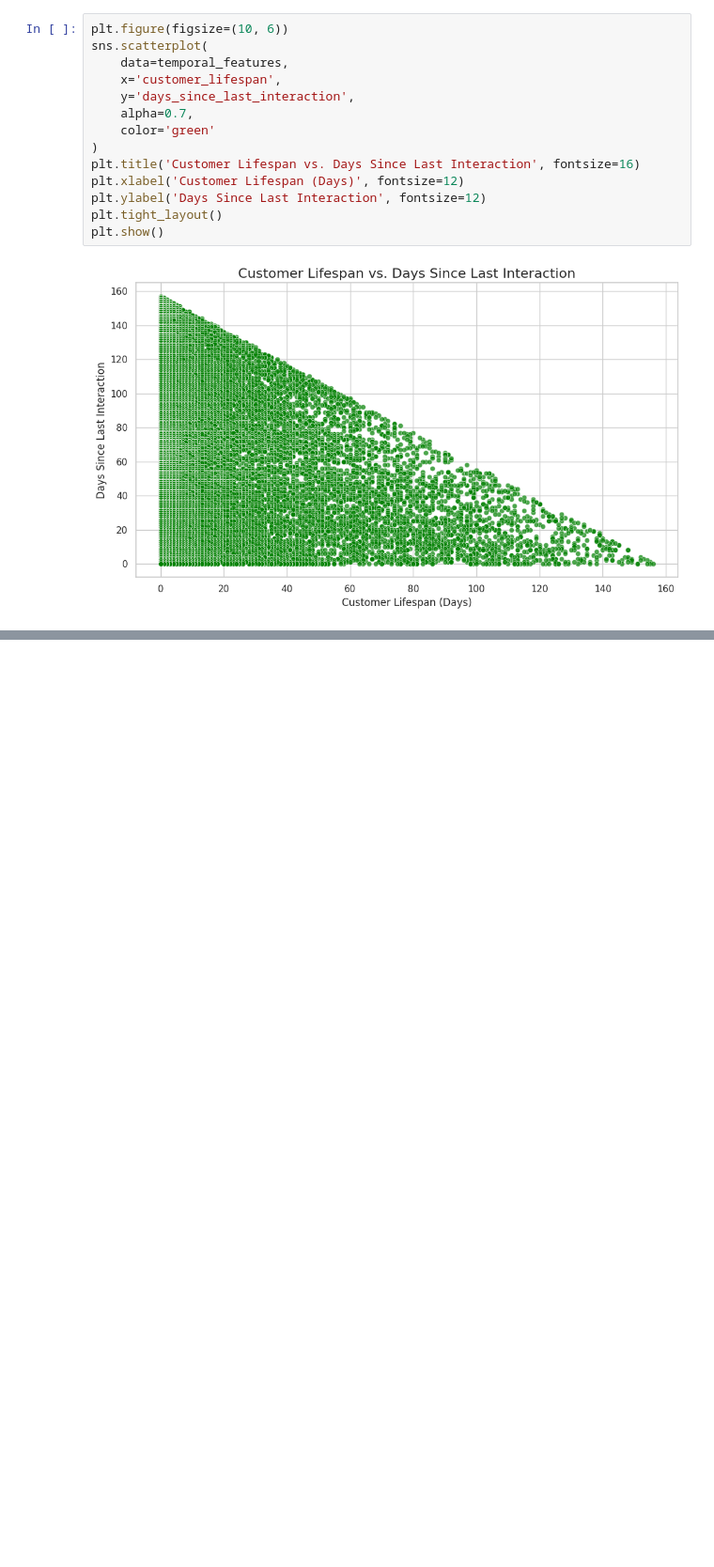
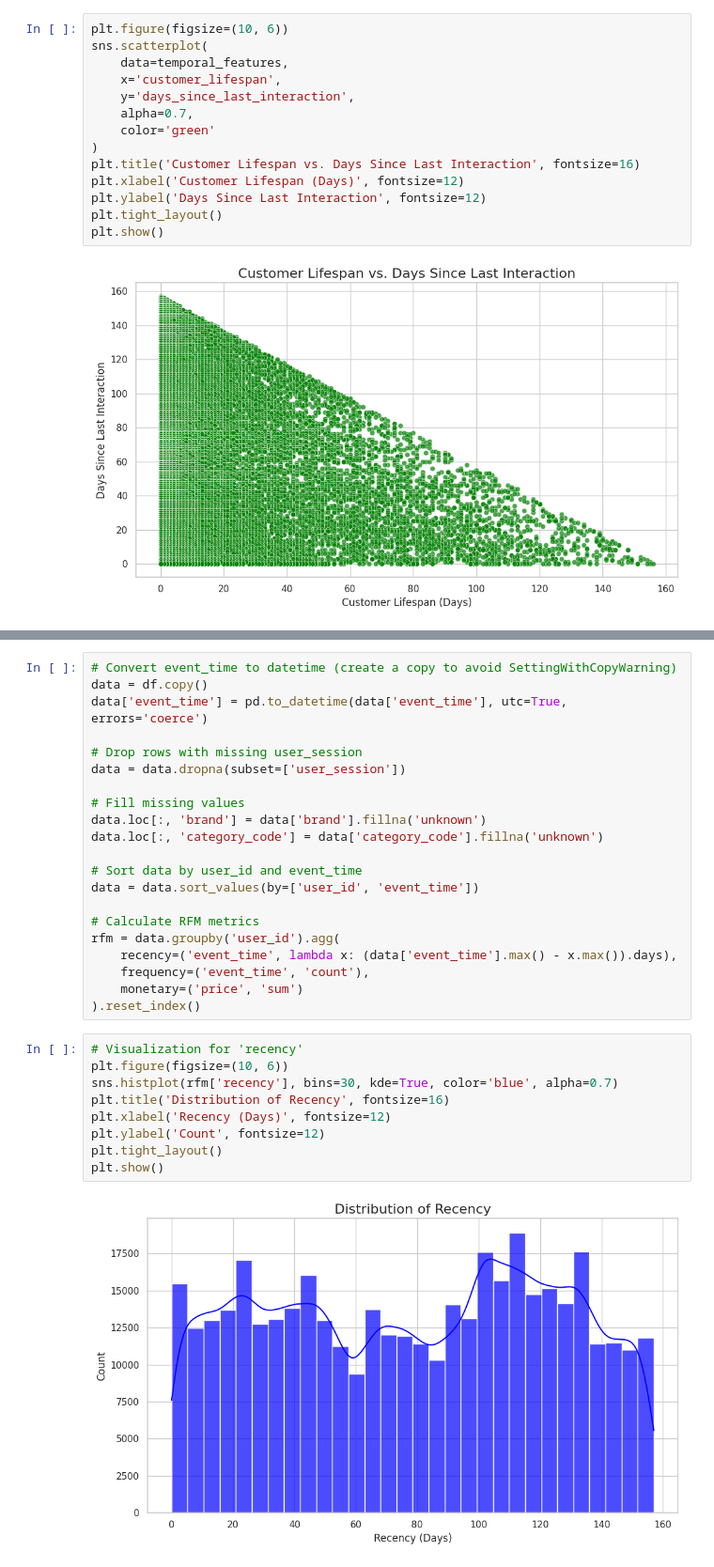
Before and after one commit to SSM11011/Predicting-User-Churn-for-an-E-commerce-Platform, a Jupyter notebook: EDA.ipynb, the cells around one changed output, grey strips where cells are left out. Shown at 94% size. Cells and saved outputs as stored; diff of their text form; blank space fills up the shorter version.

```diff
--- a/EDA.ipynb
+++ b/EDA.ipynb
@@ -184,0 +206,32 @@ plt.show()
+# %%
+# Convert event_time to datetime (create a copy to avoid SettingWithCopyWarning)
+data = df.copy()
+data['event_time'] = pd.to_datetime(data['event_time'], utc=True, errors='coerce')
+
+# Drop rows with missing user_session
+data = data.dropna(subset=['user_session'])
+
+# Fill missing values
+data.loc[:, 'brand'] = data['brand'].fillna('unknown')
+data.loc[:, 'category_code'] = data['category_code'].fillna('unknown')
+
+# Sort data by user_id and event_time
+data = data.sort_values(by=['user_id', 'event_time'])
+
+# Calculate RFM metrics
+rfm = data.groupby('user_id').agg(
+    recency=('event_time', lambda x: (data['event_time'].max() - x.max()).days),
+    frequency=('event_time', 'count'),
+    monetary=('price', 'sum')
+).reset_index()
+# %%
+# Visualization for 'recency'
+plt.figure(figsize=(10, 6))
+sns.histplot(rfm['recency'], bins=30, kde=True, color='blue', alpha=0.7)
+plt.title('Distribution of Recency', fontsize=16)
+plt.xlabel('Recency (Days)', fontsize=12)
+plt.ylabel('Count', fontsize=12)
+plt.tight_layout()
+plt.show()
+# %% [output]
+[figure, added]
```
Also changed, not shown: parts of 3 cells of this notebook.
